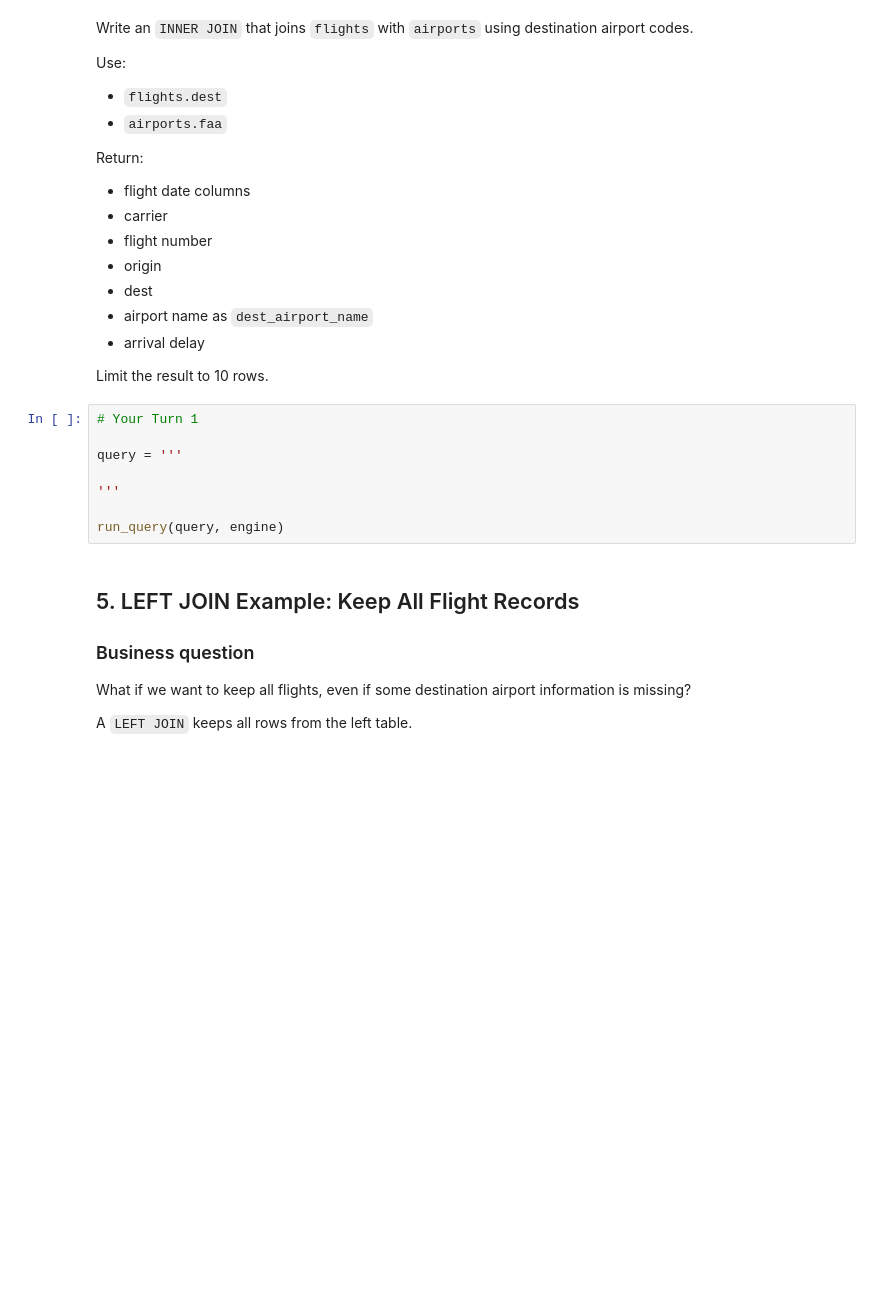
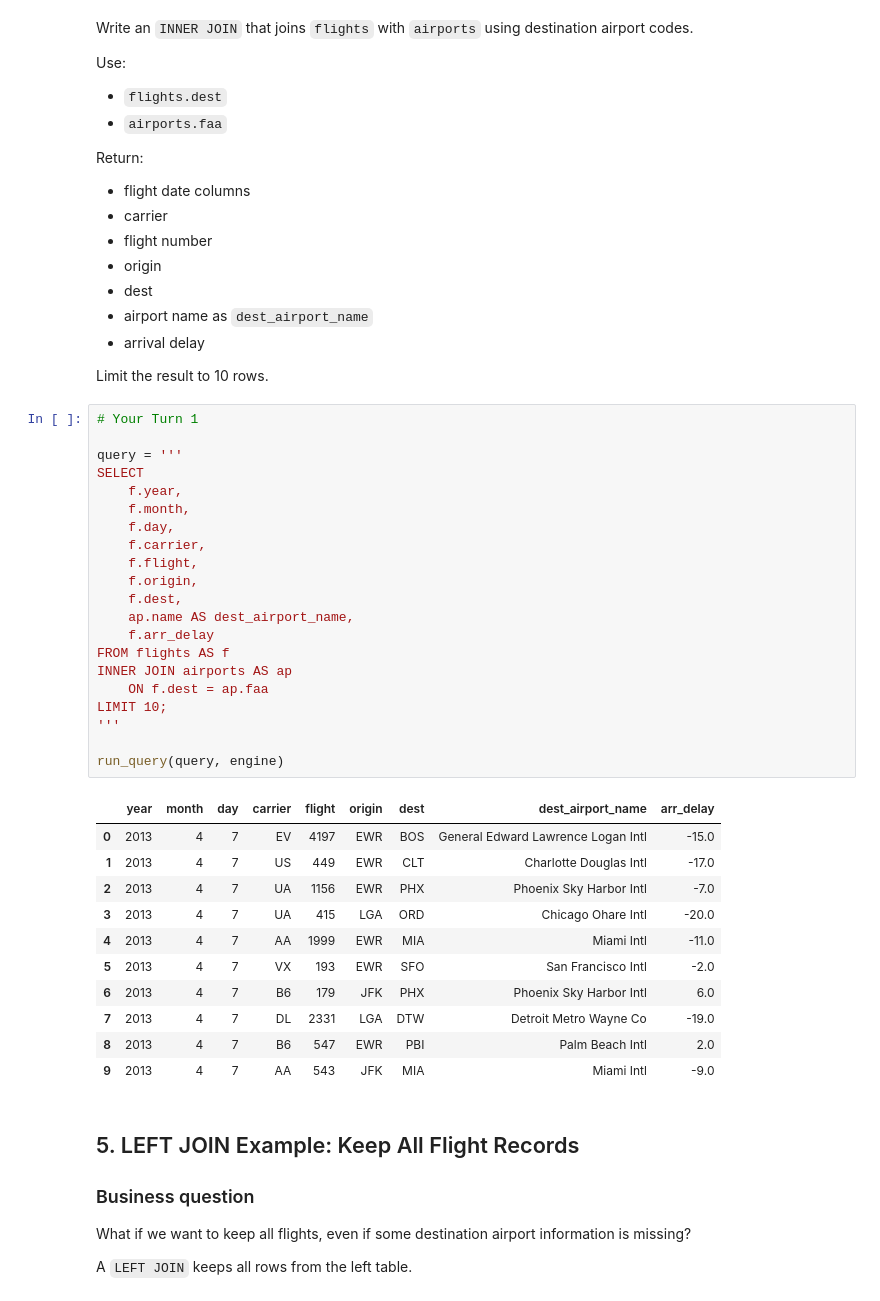
Before and after one commit to atul-utsa/ban6003-w9-10-sql-abt-atul, a Jupyter notebook: notebooks/module10_sql_joins_abt_guided_lab.ipynb, the cells around one changed output. Cells and saved outputs as stored; diff of their text form; blank space fills up the shorter version.

```diff
--- a/notebooks/module10_sql_joins_abt_guided_lab.ipynb
+++ b/notebooks/module10_sql_joins_abt_guided_lab.ipynb
@@ -236,11 +257,36 @@ Limit the result to 10 rows.
 # %%
 # Your Turn 1
 
 query = '''
-
+SELECT
+    f.year,
+    f.month,
+    f.day,
+    f.carrier,
+    f.flight,
+    f.origin,
+    f.dest,
+    ap.name AS dest_airport_name,
+    f.arr_delay
+FROM flights AS f
+INNER JOIN airports AS ap
+    ON f.dest = ap.faa
+LIMIT 10;
 '''
 
 run_query(query, engine)
+# %% [output]
+|  | year | month | day | carrier | flight | origin | dest | dest_airport_name | arr_delay |
+| 0 | 2013 | 4 | 7 | EV | 4197 | EWR | BOS | General Edward Lawrence Logan Intl | -15.0 |
+| 1 | 2013 | 4 | 7 | US | 449 | EWR | CLT | Charlotte Douglas Intl | -17.0 |
+| 2 | 2013 | 4 | 7 | UA | 1156 | EWR | PHX | Phoenix Sky Harbor Intl | -7.0 |
+| 3 | 2013 | 4 | 7 | UA | 415 | LGA | ORD | Chicago Ohare Intl | -20.0 |
+| 4 | 2013 | 4 | 7 | AA | 1999 | EWR | MIA | Miami Intl | -11.0 |
+| 5 | 2013 | 4 | 7 | VX | 193 | EWR | SFO | San Francisco Intl | -2.0 |
+| 6 | 2013 | 4 | 7 | B6 | 179 | JFK | PHX | Phoenix Sky Harbor Intl | 6.0 |
+| 7 | 2013 | 4 | 7 | DL | 2331 | LGA | DTW | Detroit Metro Wayne Co | -19.0 |
+| 8 | 2013 | 4 | 7 | B6 | 547 | EWR | PBI | Palm Beach Intl | 2.0 |
+| 9 | 2013 | 4 | 7 | AA | 543 | JFK | MIA | Miami Intl | -9.0 |
 # %% [markdown]
 ## 5. LEFT JOIN Example: Keep All Flight Records
 
```
Also changed, not shown: parts of 34 cells of this notebook, 2 other files.
